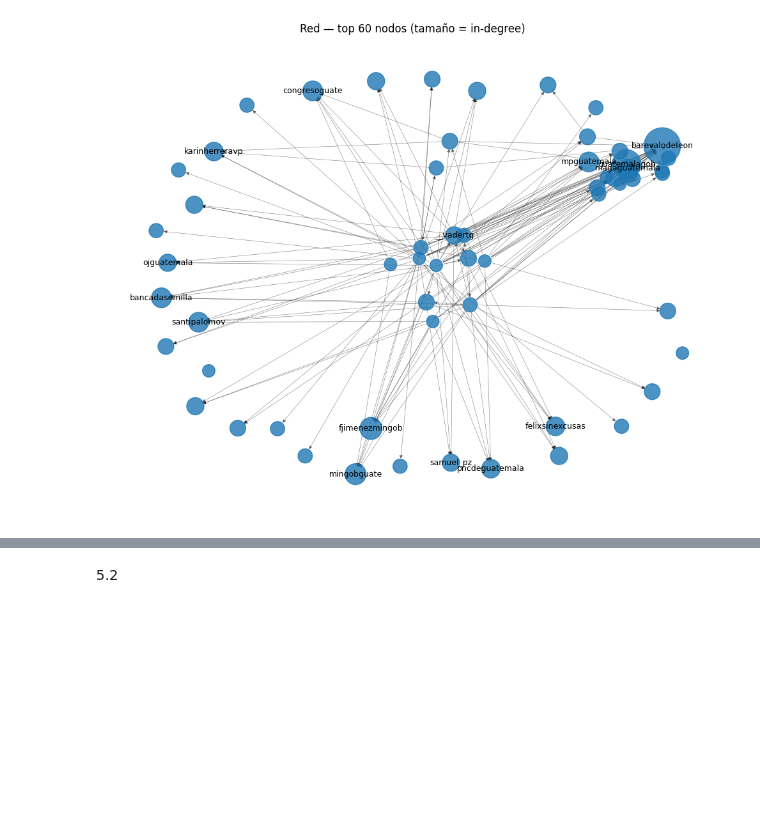
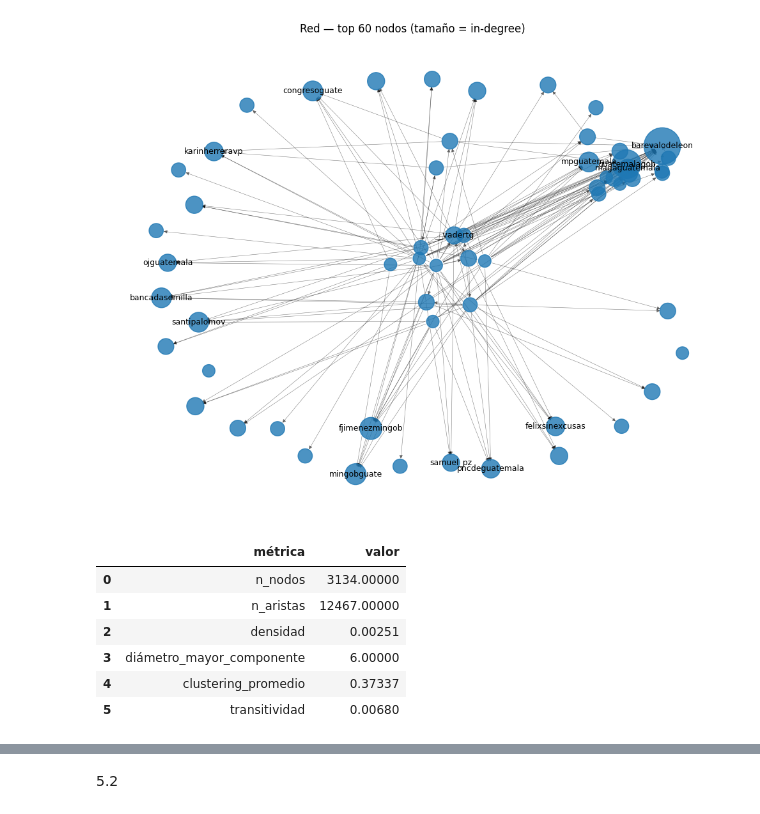
Before and after one commit to michellemej22596/Laboratorio-6-Analisis-de-redes-sociales, a Jupyter notebook: Lab6.ipynb, the cells around one changed output, grey strips where cells are left out. Drawn from its saved outputs; the diff is of its cells as text; code cells hidden in the pictures; blank space fills up the shorter version.

```diff
--- a/Lab6.ipynb
+++ b/Lab6.ipynb
@@ -845,3 +845,33 @@ congresoguate      0.005198
 vicentecarrera_    0.004631
 dtype: float64
 [figure]
+# %%
+# === Métricas de topología ===
+import networkx as nx
+import numpy as np
+import pandas as pd
+
+UG = G.to_undirected()
+
+densidad = nx.density(UG)
+# diámetro solo en el componente gigante
+giant_nodes = max(nx.connected_components(UG), key=len)
+Gg = UG.subgraph(giant_nodes).copy()
+diametro = nx.diameter(Gg)
+clustering_prom = nx.average_clustering(UG)          # promedio local
+transitividad = nx.transitivity(UG)                  # agrupamiento global
+
+df_topologia = pd.DataFrame({
+    "métrica": ["n_nodos","n_aristas","densidad","diámetro_mayor_componente","clustering_promedio","transitividad"],
+    "valor": [G.number_of_nodes(), G.number_of_edges(), round(densidad,5), diametro, round(clustering_prom,5), round(transitividad,5)]
+})
+display(df_topologia)
+df_topologia.to_csv("topologia_red.csv", index=False)
+# %% [output]
+|  | métrica | valor |
+| 0 | n_nodos | 3134.00000 |
+| 1 | n_aristas | 12467.00000 |
+| 2 | densidad | 0.00251 |
+| 3 | diámetro_mayor_componente | 6.00000 |
+| 4 | clustering_promedio | 0.37337 |
+| 5 | transitividad | 0.00680 |
```
Also changed, not shown: parts of 11 cells of this notebook, 9 other files.
